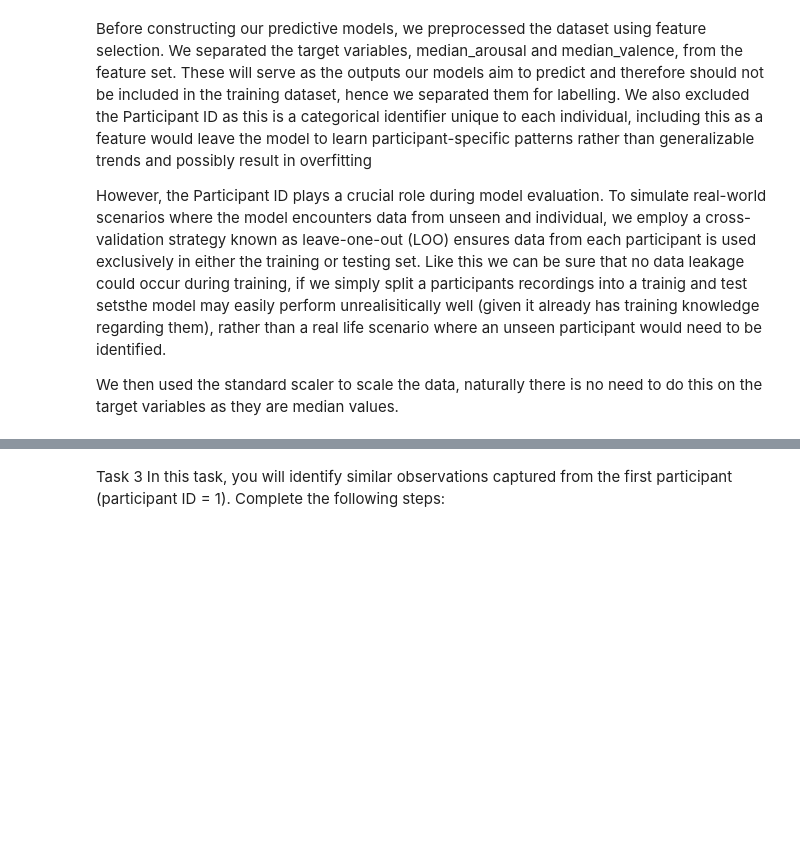
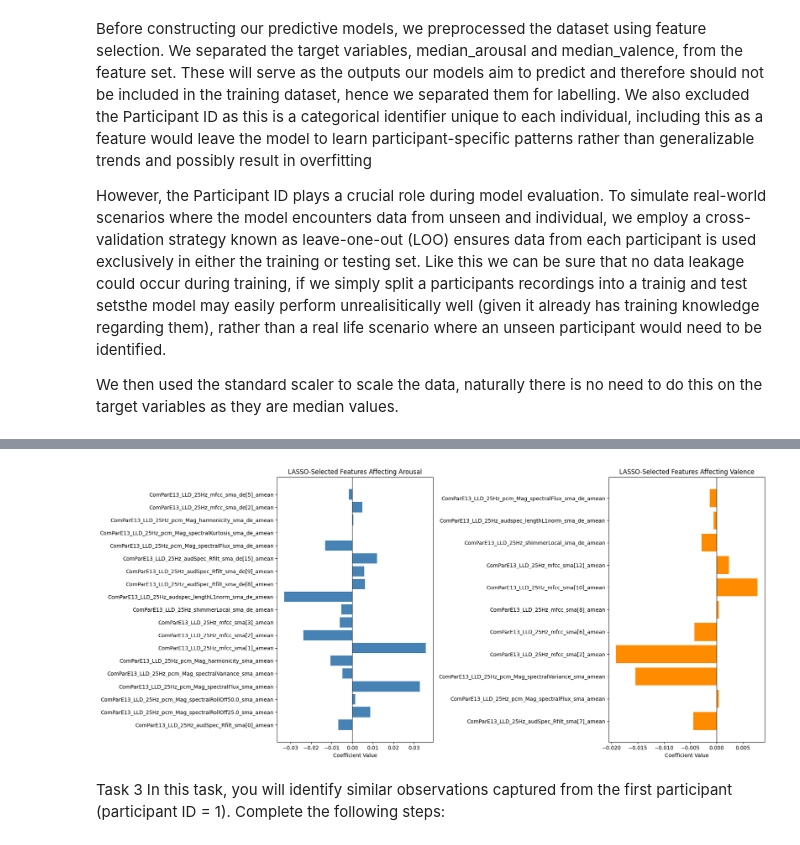
Before and after one commit to matsammut/ARI5102-Data_Analysis_Techniques, a Jupyter notebook: Matteo_Sammut.ipynb, the cells around one changed output, grey strips where cells are left out. Drawn from its saved outputs; the diff is of its cells as text; code cells hidden in the pictures; blank space fills up the shorter version.

```diff
--- a/Matteo_Sammut.ipynb
+++ b/Matteo_Sammut.ipynb
@@ -78,0 +67,20 @@ print(y_trian_valence)
+# %%
+from sklearn.linear_model import LassoCV
+
+lasso_cv_arousal = LassoCV(cv=10, random_state=0)
+lasso_cv_arousal.fit(x_train_scaled, y_train_arousal.values.ravel())
+selected_features_mask_arousal = lasso_cv_arousal.coef_ != 0
+x_train_selected_arousal = x_train_scaled[:, selected_features_mask_arousal]
+x_test_selected_arousal = x_test_scaled[:, selected_features_mask_arousal]
+
+lasso_cv_valence = LassoCV(cv=10, random_state=0)
+lasso_cv_valence.fit(x_train_scaled, y_trian_valence.values.ravel())
+selected_features_mask_valence = lasso_cv_valence.coef_ != 0
+x_train_selected_valence = x_train_scaled[:, selected_features_mask_valence]
+x_test_selected_valence = x_test_scaled[:, selected_features_mask_valence]
+
+print(f"Arousal MSE: {len(x_train_selected_arousal[0])}")
+print(f"Valence MSE: {len(x_train_selected_valence[0])}")
+
+print("Selected features by Lasso:\n", selected_features_mask_arousal.tolist())
+print("Selected features by Lasso:\n", selected_features_mask_valence.tolist())
@@ -79,3 +149,26 @@ print(y_trian_valence)
+# %%
+import matplotlib.pyplot as plt
+lasso_coef_arousal = lasso_cv_arousal.coef_
+lasso_coef_valence = lasso_cv_valence.coef_
+feature_names = x_train.columns
+selected_features_arousal = np.array(feature_names)[lasso_coef_arousal != 0]
+selected_coefs_arousal = lasso_coef_arousal[lasso_coef_arousal != 0]
+selected_features_valence = np.array(feature_names)[lasso_coef_valence != 0]
+selected_coefs_valence = lasso_coef_valence[lasso_coef_valence != 0]
+
+fig, axes = plt.subplots(1, 2, figsize=(18, 8), sharey=False)
+axes[0].barh(selected_features_arousal, selected_coefs_arousal, color='steelblue')
+axes[0].axvline(0, color='black', linewidth=0.8)
+axes[0].set_title("LASSO-Selected Features Affecting Arousal")
+axes[0].set_xlabel("Coefficient Value")
+axes[1].barh(selected_features_valence, selected_coefs_valence, color='darkorange')
+axes[1].axvline(0, color='black', linewidth=0.8)
+axes[1].set_title("LASSO-Selected Features Affecting Valence")
+axes[1].set_xlabel("Coefficient Value")
+plt.tight_layout()
+plt.show()
+# %% [output]
+[figure, added]
 # %% [markdown]
  Task 3
  In  this  task,  you  will  identify  similar  observations  captured  from  the  first  participant
```
Also changed, not shown: parts of 8 cells of this notebook, 1 other file.
